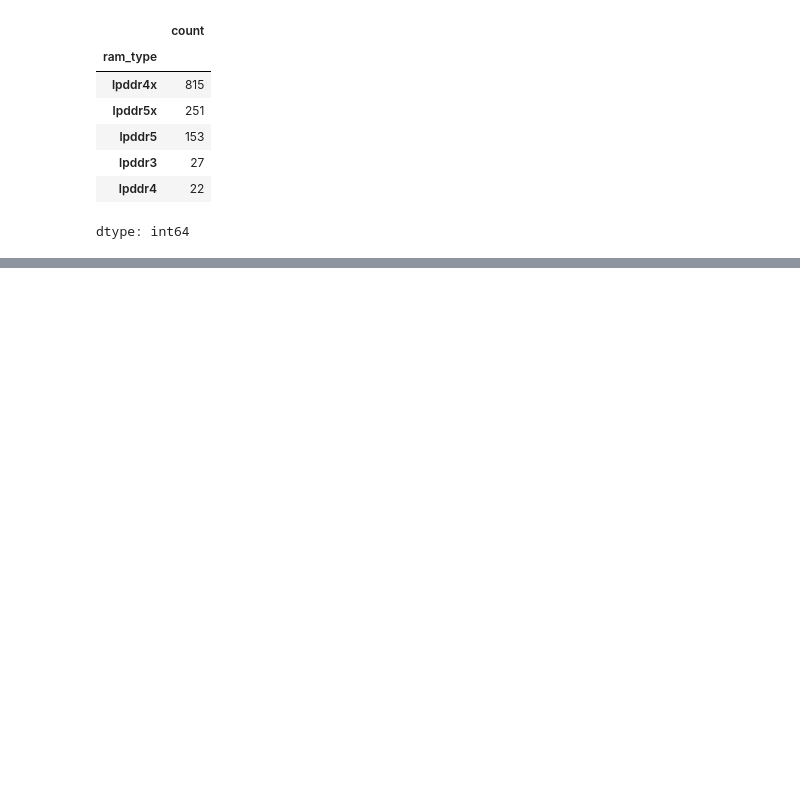
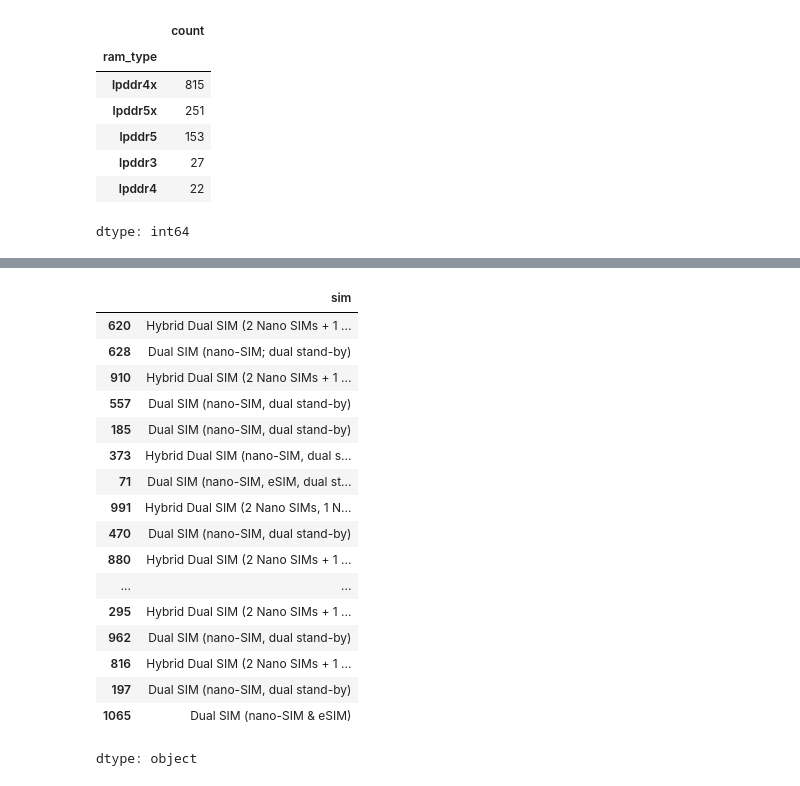
Before and after one commit to rajeshxdatascience/smartphone-recommender-system, a Jupyter notebook: SpecLens_AI_Data_Engineering.ipynb, the cells around one changed output, grey strips where cells are left out. Drawn from its saved outputs; the diff is of its cells as text; code cells hidden in the pictures; blank space fills up the shorter version.

```diff
--- a/SpecLens_AI_Data_Engineering.ipynb
+++ b/SpecLens_AI_Data_Engineering.ipynb
@@ -4837,6 +4839,6 @@ df['ram'].sample(20)
 dtype: object
 # %%
-df['ram_gb'] = df['ram'].str.split(',').str.get(0).str.replace('GB','')
+df['ram_gb'] = df['ram'].str.split(',').str.get(0).str.replace('GB','').astype(int)
 # %%
 df['ram_gb'].value_counts(dropna=False)
 # %% [output]
@@ -4854,12 +4856,12 @@ df['ram_gb'].value_counts(dropna=False)
 dtype: int64
 # %%
 df['ram_type'] = df['ram'].str.lower().str.split(',').str.get(1).str.strip()
-# %%
-df['ram_type'] = df['ram_type'].str.replace('')
 # %%
 df['ram_type'] = df['ram_type'].str.replace('lpddr3x','lpddr3')
 df['ram_type'] = df['ram_type'].str.replace('lpddr5x ultra','lpddr5x')
 df['ram_type'] = df['ram_type'].fillna('lpddr4x')
+# %%
+df['ram_type'] = df['ram_type'].astype('category')
 # %%
 df['ram_type'].value_counts(dropna=False)
 # %% [output]
@@ -4873,0 +4896,21 @@ dtype: int64
+# %%
+df['sim'].sample(20)
+# %% [output]
+|  | sim |
+| 620 | Hybrid Dual SIM (2 Nano SIMs + 1 ... |
+| 628 | Dual SIM (nano-SIM; dual stand-by) |
+| 910 | Hybrid Dual SIM (2 Nano SIMs + 1 ... |
+| 557 | Dual SIM (nano-SIM, dual stand-by) |
+| 185 | Dual SIM (nano-SIM, dual stand-by) |
+| 373 | Hybrid Dual SIM (nano-SIM, dual s... |
+| 71 | Dual SIM (nano-SIM, eSIM, dual st... |
+| 991 | Hybrid Dual SIM (2 Nano SIMs, 1 N... |
+| 470 | Dual SIM (nano-SIM, dual stand-by) |
+| 880 | Hybrid Dual SIM (2 Nano SIMs + 1 ... |
+| ... | ... |
+| 295 | Hybrid Dual SIM (2 Nano SIMs + 1 ... |
+| 962 | Dual SIM (nano-SIM, dual stand-by) |
+| 816 | Hybrid Dual SIM (2 Nano SIMs + 1 ... |
+| 197 | Dual SIM (nano-SIM, dual stand-by) |
+| 1065 | Dual SIM (nano-SIM & eSIM) |
+dtype: object
```
Also changed, not shown: parts of 67 cells of this notebook.
